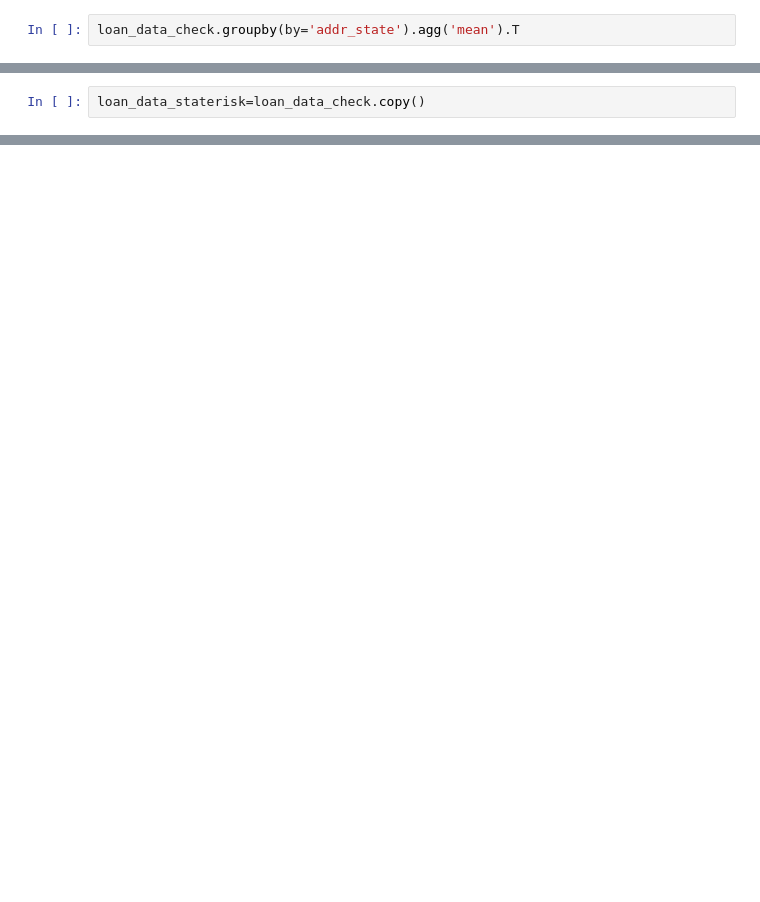
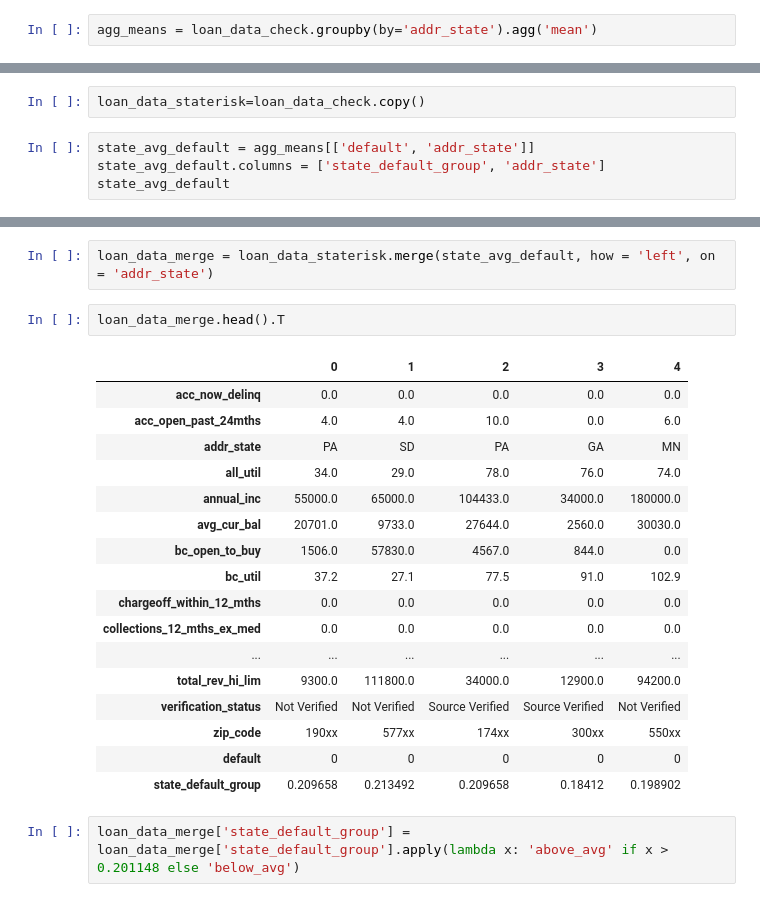
Before and after one commit to jimmyttri/lending, a Jupyter notebook: lendingclub_data_exploration.ipynb, the cells around one changed output, grey strips where cells are left out. Saved outputs shown, nothing was run; the diff lists cells and outputs as text; blank space fills up the shorter version.

```diff
--- a/lendingclub_data_exploration.ipynb
+++ b/lendingclub_data_exploration.ipynb
@@ -962,4 +957,4 @@ loan_data_check.head().T
 | zip_code | 190xx | 577xx | 174xx | 300xx | 550xx |
 | default | 0 | 0 | 0 | 0 | 0 |
 # %%
-loan_data_check.groupby(by='addr_state').agg('mean').T
+agg_means = loan_data_check.groupby(by='addr_state').agg('mean')
@@ -1024,2 +1005,6 @@ sns.boxplot(y = agg_means['default'])
 # %%
 loan_data_staterisk=loan_data_check.copy()
+# %%
+state_avg_default = agg_means[['default', 'addr_state']]
+state_avg_default.columns = ['state_default_group', 'addr_state']
+state_avg_default
@@ -1025,0 +1039,24 @@ loan_data_staterisk=loan_data_check.copy()
+# %%
+loan_data_merge = loan_data_staterisk.merge(state_avg_default, how = 'left', on = 'addr_state')
+# %%
+loan_data_merge.head().T
+# %% [output]
+|  | 0 | 1 | 2 | 3 | 4 |
+| acc_now_delinq | 0.0 | 0.0 | 0.0 | 0.0 | 0.0 |
+| acc_open_past_24mths | 4.0 | 4.0 | 10.0 | 0.0 | 6.0 |
+| addr_state | PA | SD | PA | GA | MN |
+| all_util | 34.0 | 29.0 | 78.0 | 76.0 | 74.0 |
+| annual_inc | 55000.0 | 65000.0 | 104433.0 | 34000.0 | 180000.0 |
+| avg_cur_bal | 20701.0 | 9733.0 | 27644.0 | 2560.0 | 30030.0 |
+| bc_open_to_buy | 1506.0 | 57830.0 | 4567.0 | 844.0 | 0.0 |
+| bc_util | 37.2 | 27.1 | 77.5 | 91.0 | 102.9 |
+| chargeoff_within_12_mths | 0.0 | 0.0 | 0.0 | 0.0 | 0.0 |
+| collections_12_mths_ex_med | 0.0 | 0.0 | 0.0 | 0.0 | 0.0 |
+| ... | ... | ... | ... | ... | ... |
+| total_rev_hi_lim | 9300.0 | 111800.0 | 34000.0 | 12900.0 | 94200.0 |
+| verification_status | Not Verified | Not Verified | Source Verified | Source Verified | Not Verified |
+| zip_code | 190xx | 577xx | 174xx | 300xx | 550xx |
+| default | 0 | 0 | 0 | 0 | 0 |
+| state_default_group | 0.209658 | 0.213492 | 0.209658 | 0.18412 | 0.198902 |
+# %%
+loan_data_merge['state_default_group'] = loan_data_merge['state_default_group'].apply(lambda x: 'above_avg' if x > 0.201148 else 'below_avg')
```
Also changed, not shown: parts of 67 cells of this notebook.
